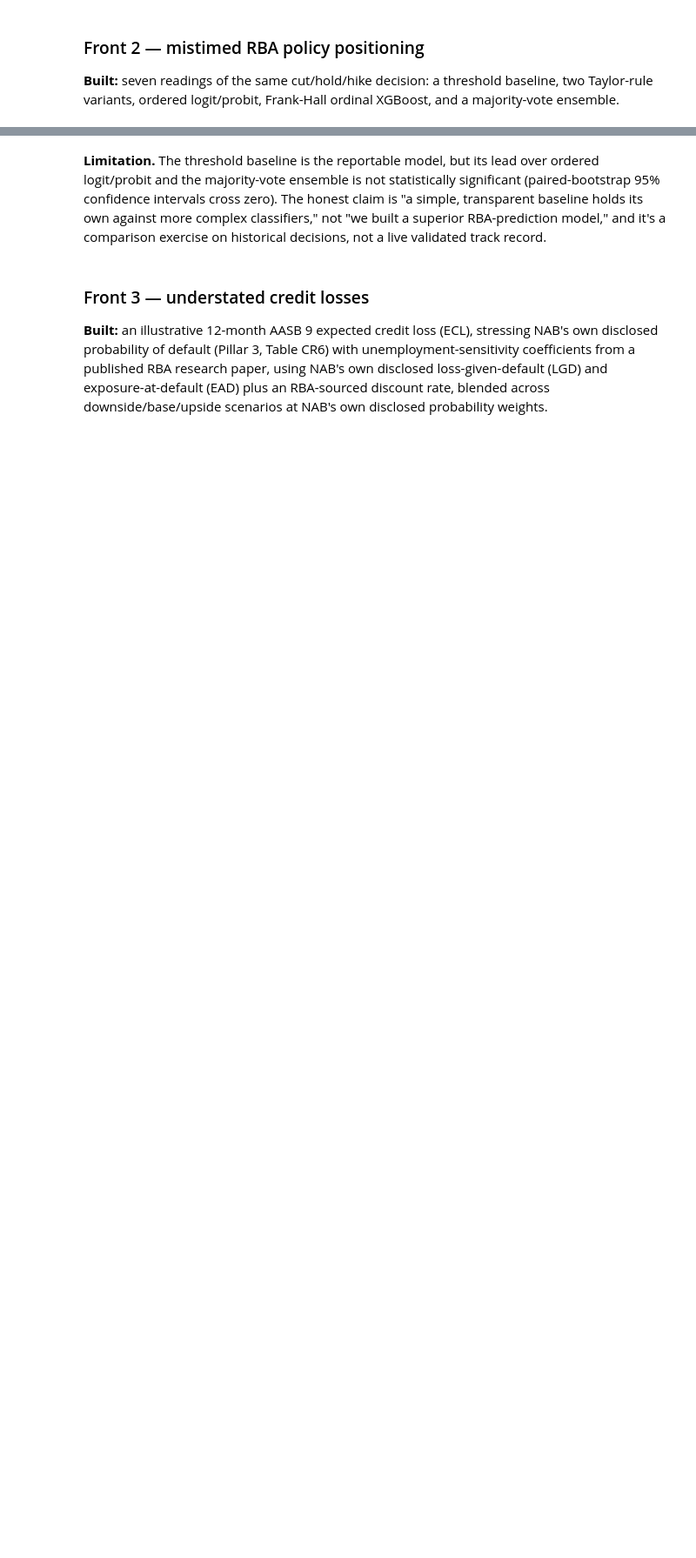
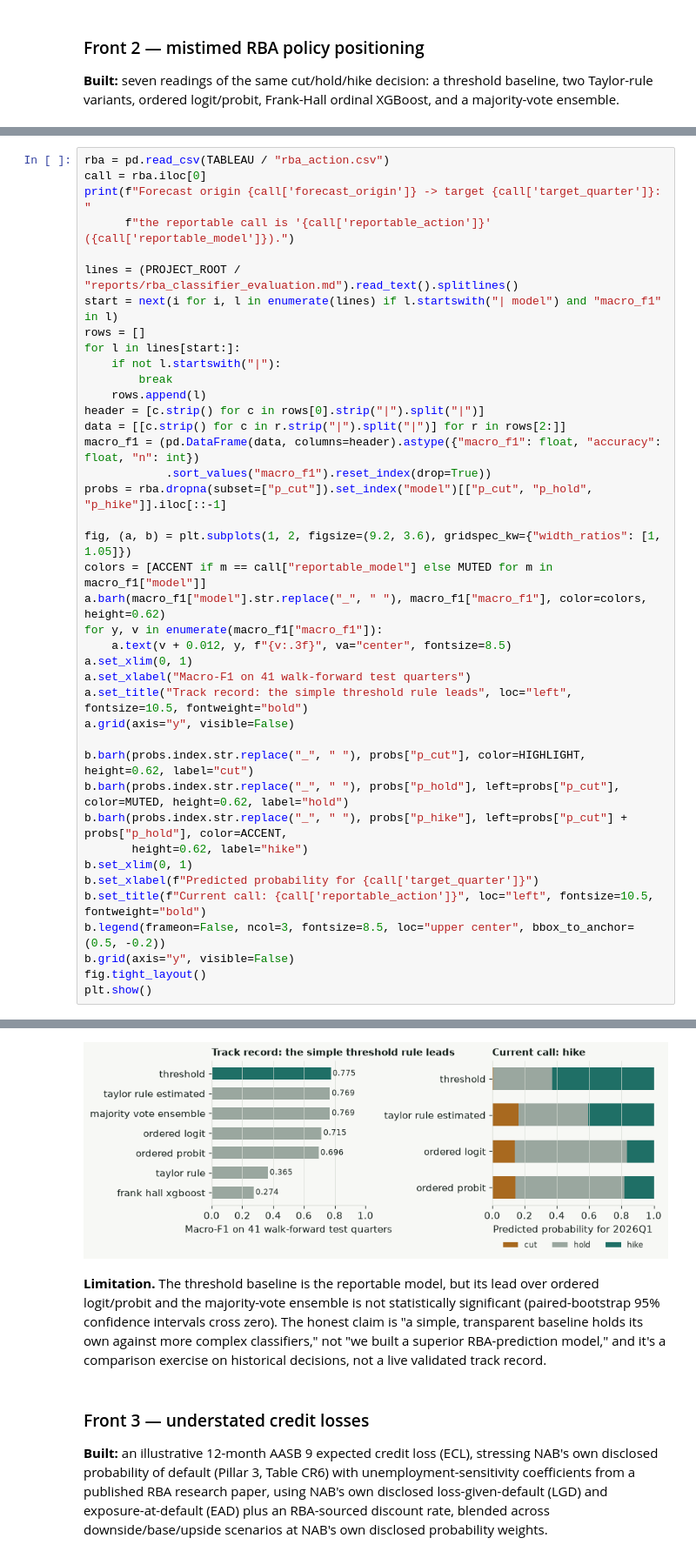
Before and after one commit to JuanVu1810/Australian-CPI-Forecast, a Jupyter notebook: book/australian_cpi_forecasting/00_results_at_a_glance.ipynb, the cells around one changed output, grey strips where cells are left out. Shown at 87% size. Drawn from its saved outputs; the diff is of its cells as text; blank space fills up the shorter version.

```diff
--- a/book/australian_cpi_forecasting/00_results_at_a_glance.ipynb
+++ b/book/australian_cpi_forecasting/00_results_at_a_glance.ipynb
@@ -183,0 +163,41 @@ plt.show()
+# %%
+rba = pd.read_csv(TABLEAU / "rba_action.csv")
+call = rba.iloc[0]
+print(f"Forecast origin {call['forecast_origin']} -> target {call['target_quarter']}: "
+      f"the reportable call is '{call['reportable_action']}' ({call['reportable_model']}).")
+
+lines = (PROJECT_ROOT / "reports/rba_classifier_evaluation.md").read_text().splitlines()
+start = next(i for i, l in enumerate(lines) if l.startswith("| model") and "macro_f1" in l)
+rows = []
+for l in lines[start:]:
+    if not l.startswith("|"):
+        break
+    rows.append(l)
+header = [c.strip() for c in rows[0].strip("|").split("|")]
+data = [[c.strip() for c in r.strip("|").split("|")] for r in rows[2:]]
+macro_f1 = (pd.DataFrame(data, columns=header).astype({"macro_f1": float, "accuracy": float, "n": int})
+            .sort_values("macro_f1").reset_index(drop=True))
+probs = rba.dropna(subset=["p_cut"]).set_index("model")[["p_cut", "p_hold", "p_hike"]].iloc[::-1]
+
+fig, (a, b) = plt.subplots(1, 2, figsize=(9.2, 3.6), gridspec_kw={"width_ratios": [1, 1.05]})
+colors = [ACCENT if m == call["reportable_model"] else MUTED for m in macro_f1["model"]]
+a.barh(macro_f1["model"].str.replace("_", " "), macro_f1["macro_f1"], color=colors, height=0.62)
+for y, v in enumerate(macro_f1["macro_f1"]):
+    a.text(v + 0.012, y, f"{v:.3f}", va="center", fontsize=8.5)
+a.set_xlim(0, 1)
+a.set_xlabel("Macro-F1 on 41 walk-forward test quarters")
+a.set_title("Track record: the simple threshold rule leads", loc="left", fontsize=10.5, fontweight="bold")
+a.grid(axis="y", visible=False)
+
+b.barh(probs.index.str.replace("_", " "), probs["p_cut"], color=HIGHLIGHT, height=0.62, label="cut")
+b.barh(probs.index.str.replace("_", " "), probs["p_hold"], left=probs["p_cut"], color=MUTED, height=0.62, label="hold")
+b.barh(probs.index.str.replace("_", " "), probs["p_hike"], left=probs["p_cut"] + probs["p_hold"], color=ACCENT,
+       height=0.62, label="hike")
+b.set_xlim(0, 1)
+b.set_xlabel(f"Predicted probability for {call['target_quarter']}")
+b.set_title(f"Current call: {call['reportable_action']}", loc="left", fontsize=10.5, fontweight="bold")
+b.legend(frameon=False, ncol=3, fontsize=8.5, loc="upper center", bbox_to_anchor=(0.5, -0.2))
+b.grid(axis="y", visible=False)
+fig.tight_layout()
+plt.show()
+# %% [output]
@@ -184,3 +205,4 @@ plt.show()
+[figure, added]
 # %% [markdown]
 **Limitation.** The threshold baseline is the reportable model, but its lead
 over ordered logit/probit and the majority-vote ensemble is not statistically significant
```
Also changed, not shown: parts of 14 cells of this notebook, 35 other files.
